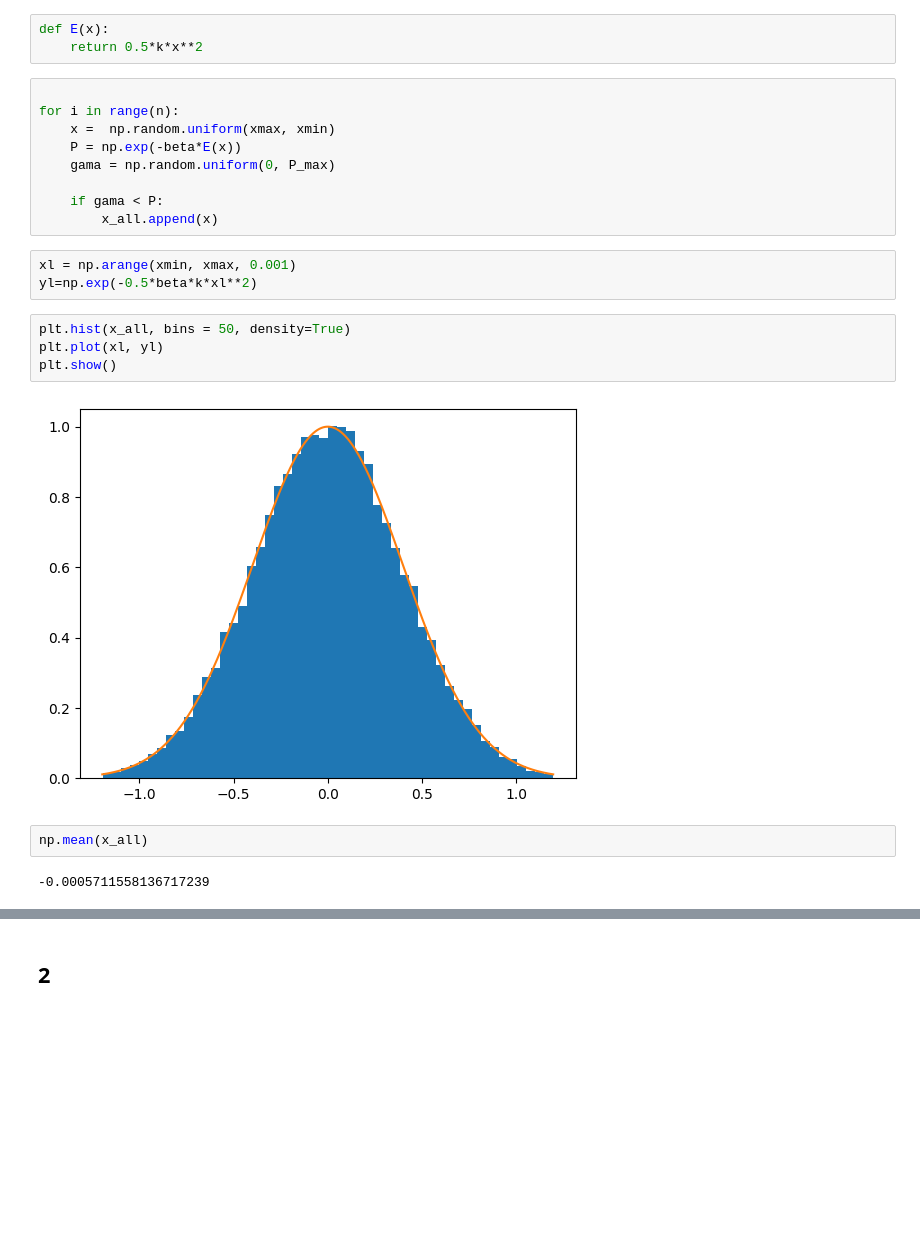
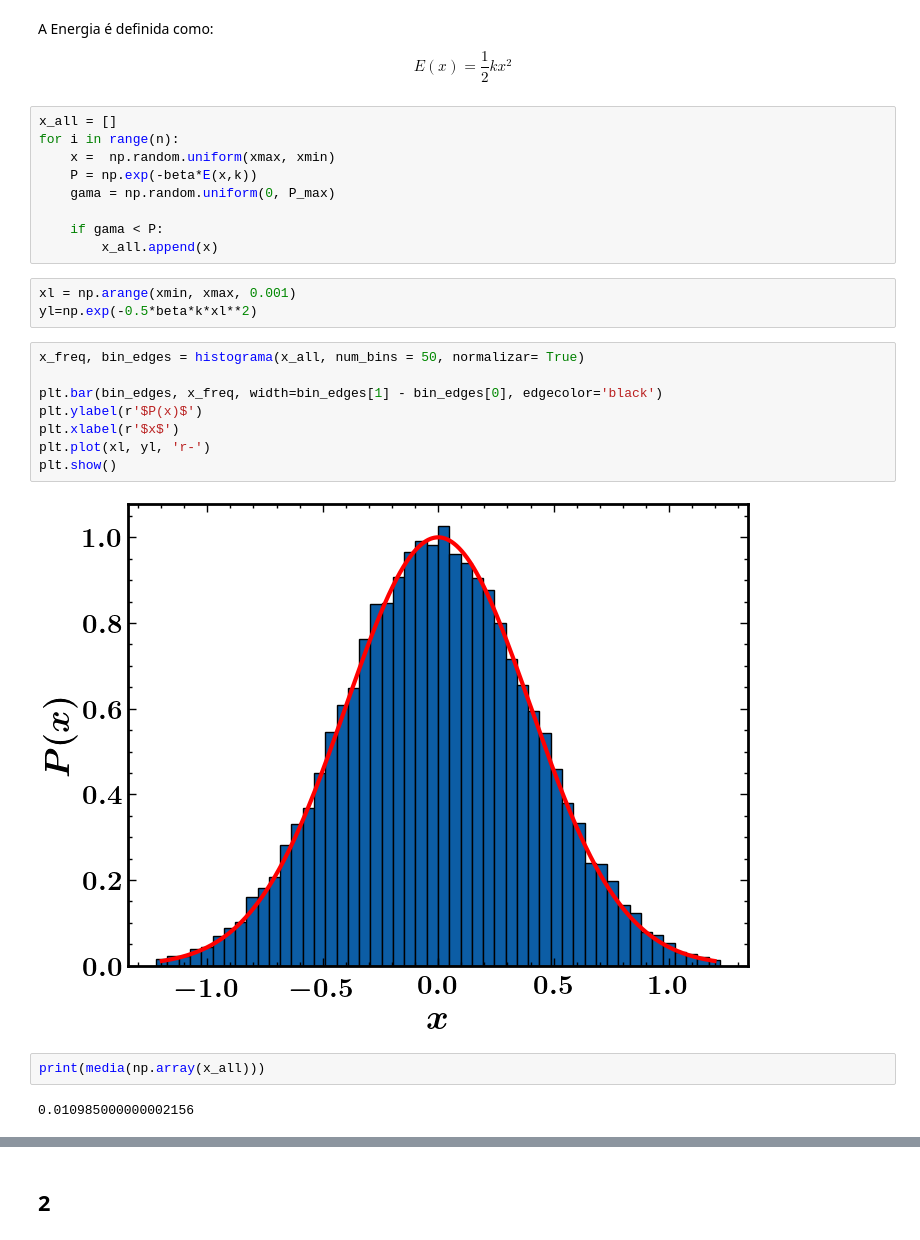
Before and after one commit to walacevale/Monte_Carlo, a Jupyter notebook: Lista 1/Lista1.ipynb, the cells around one changed output, grey strips where cells are left out. Cells and saved outputs as stored; diff of their text form; blank space fills up the shorter version.

```diff
--- a/Lista 1/Lista1.ipynb
+++ b/Lista 1/Lista1.ipynb
@@ -13,11 +23,12 @@ xmin = -3*sigma
-# %%
-def E(x):
-    return 0.5*k*x**2
+# %% [markdown]
+A Energia é definida como:
+
+$$E(x) = \frac{1}{2}kx^2$$
 # %%
-
+x_all = []
 for i in range(n):
     x =  np.random.uniform(xmax, xmin)
-    P = np.exp(-beta*E(x))
+    P = np.exp(-beta*E(x,k))
     gama = np.random.uniform(0, P_max)
 
     if gama < P:
@@ -25,16 +36,20 @@ for i in range(n):
 # %%
 xl = np.arange(xmin, xmax, 0.001)
 yl=np.exp(-0.5*beta*k*xl**2)
-# %%
-plt.hist(x_all, bins = 50, density=True)
-plt.plot(xl, yl)
-plt.show()
-# %% [output]
-[figure, removed]
-# %%
-np.mean(x_all)
-# %% [output]
--0.0005711558136717239
+# %%
+x_freq, bin_edges = histograma(x_all, num_bins = 50, normalizar= True)
+
+plt.bar(bin_edges, x_freq, width=bin_edges[1] - bin_edges[0], edgecolor='black')
+plt.ylabel(r'$P(x)$')
+plt.xlabel(r'$x$')
+plt.plot(xl, yl, 'r-')
+plt.show()
+# %% [output]
+[figure, added]
+# %%
+print(media(np.array(x_all)))
+# %% [output]
+0.010985000000002156
 # %%
 np.std(x_all) - 1/np.sqrt(beta*k)
 # %% [output]
```
Also changed, not shown: parts of 10 cells of this notebook, 2 other files.
